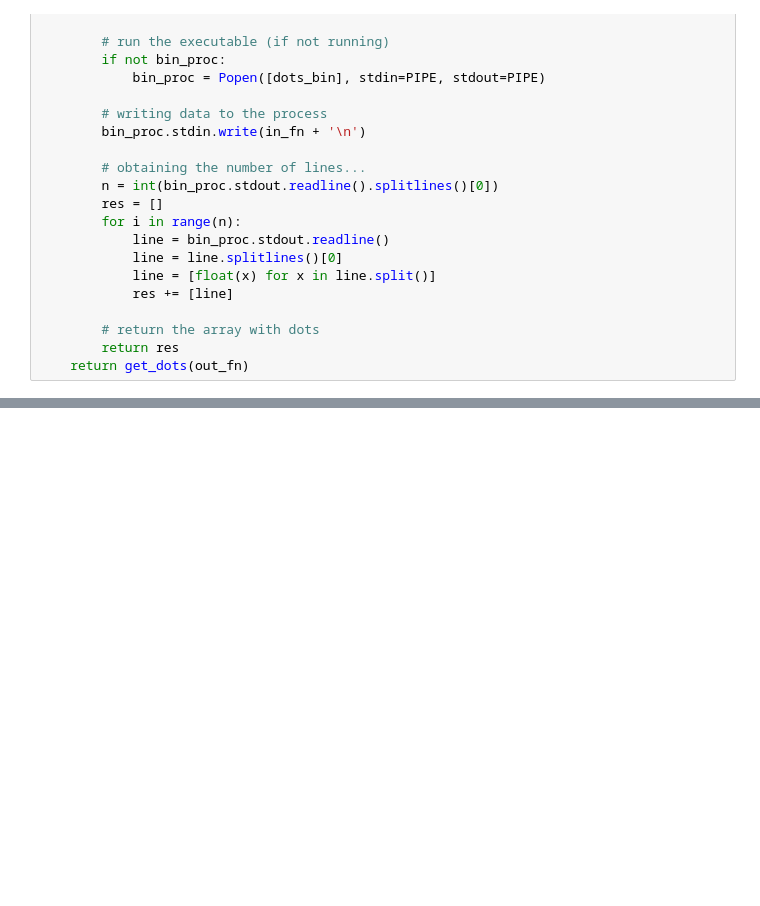
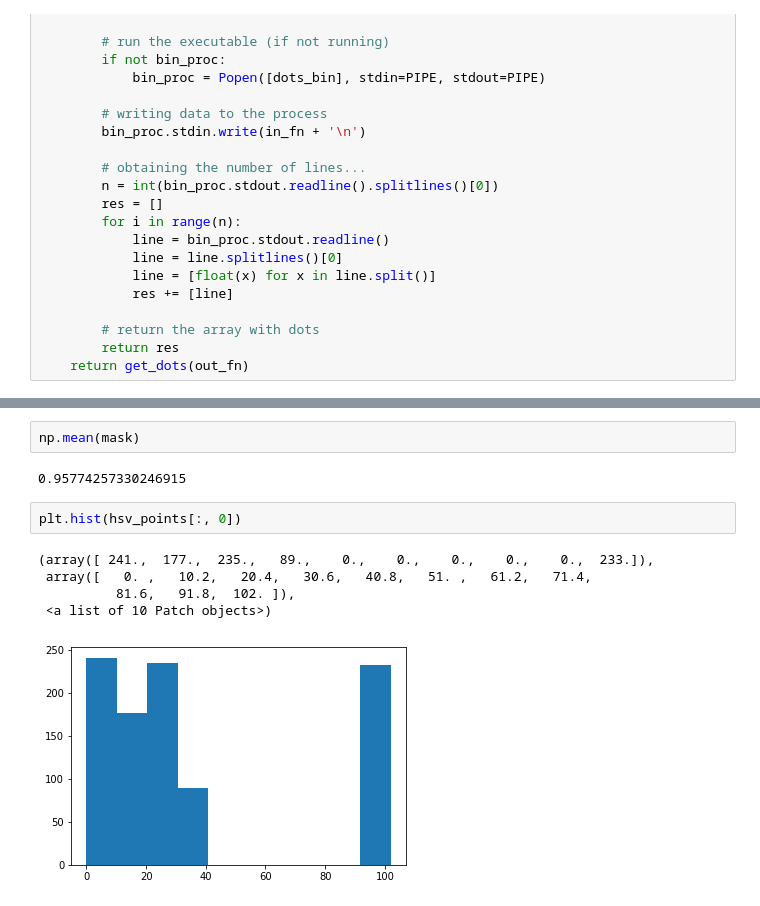
Before and after one commit to chili-epfl/qml-ar, a Jupyter notebook: notebooks/motionblur/DotsDetector.ipynb, the cells around one changed output, grey strips where cells are left out. Saved outputs shown, nothing was run; the diff lists cells and outputs as text; blank space fills up the shorter version.

```diff
--- a/notebooks/motionblur/DotsDetector.ipynb
+++ b/notebooks/motionblur/DotsDetector.ipynb
@@ -189,0 +249,12 @@ cv2.destroyAllWindows()
+# %%
+np.mean(mask)
+# %% [output]
+0.95774257330246915
+# %%
+plt.hist(hsv_points[:, 0])
+# %% [output]
+(array([ 241.,  177.,  235.,   89.,    0.,    0.,    0.,    0.,    0.,  233.]),
+ array([   0. ,   10.2,   20.4,   30.6,   40.8,   51. ,   61.2,   71.4,
+          81.6,   91.8,  102. ]),
+ <a list of 10 Patch objects>)
+[figure, added]
```
Also changed, not shown: parts of 21 cells of this notebook, 1 other file.
